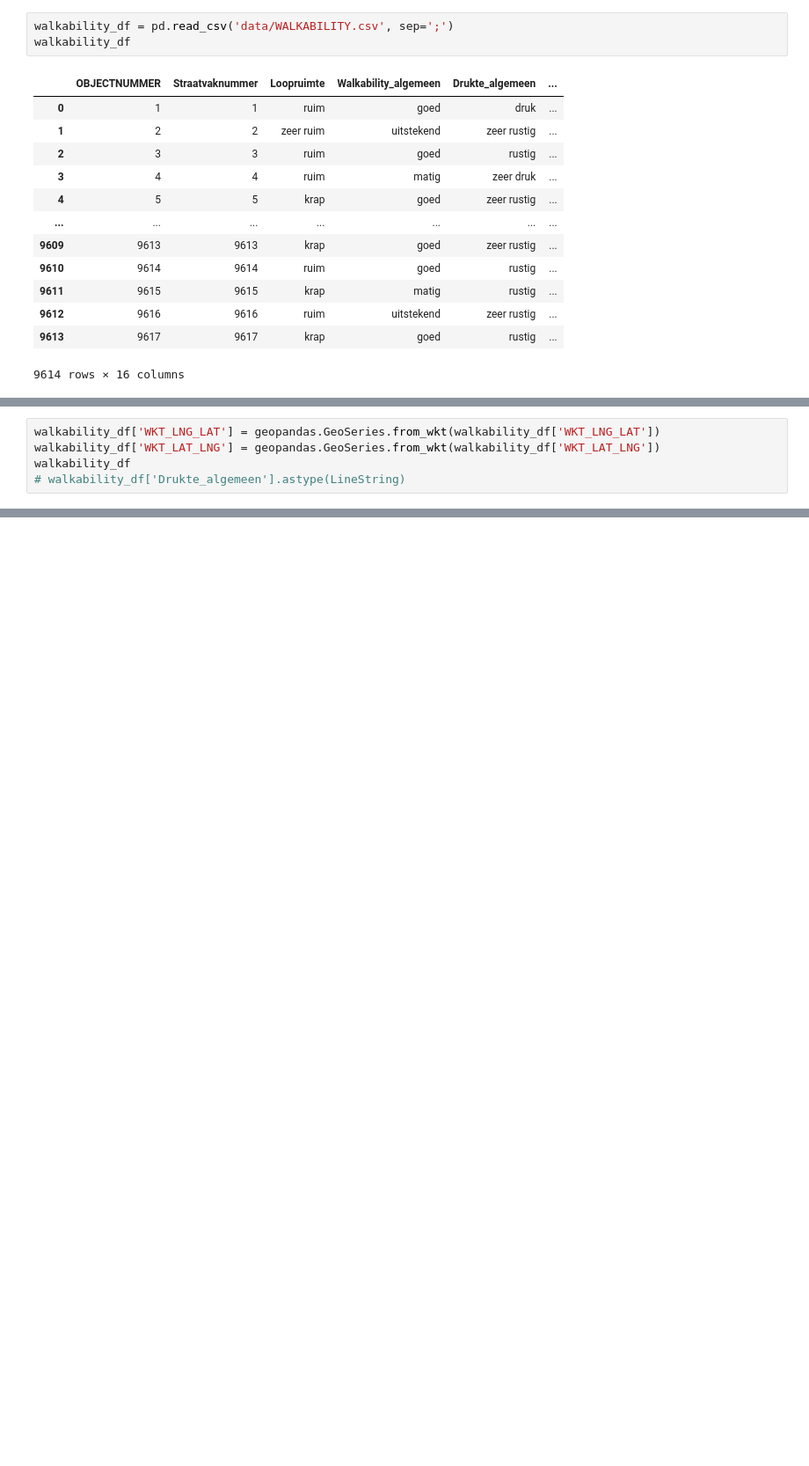
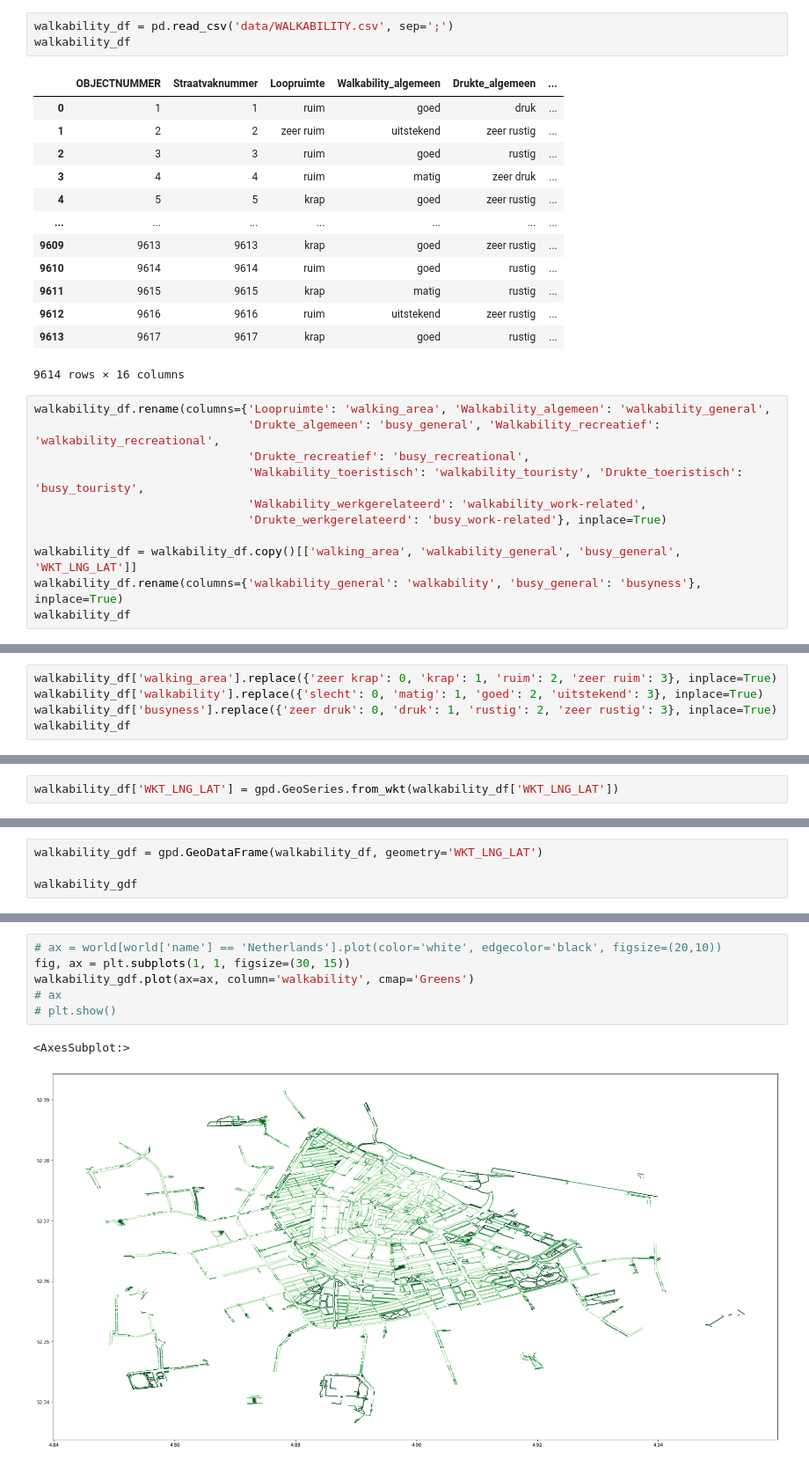
Before and after one commit to AntonisKl/Amsterdam-Route-Planner, a Jupyter notebook: backend.ipynb, the cells around one changed output, grey strips where cells are left out. Shown: that part at 88% size. Drawn from its saved outputs; the diff is of its cells as text; blank space fills up the shorter version.

Commit message:
Add cleaning of walkability dataset and visualize walkability

```diff
--- a/backend.ipynb
+++ b/backend.ipynb
@@ -25,3 +24,14 @@ walkability_df
 | 9612 | 9616 | 9616 | ruim | uitstekend | zeer rustig | ... |
 | 9613 | 9617 | 9617 | krap | goed | rustig | ... |
 9614 rows × 16 columns
+# %%
+walkability_df.rename(columns={'Loopruimte': 'walking_area', 'Walkability_algemeen': 'walkability_general',
+                               'Drukte_algemeen': 'busy_general', 'Walkability_recreatief': 'walkability_recreational',
+                               'Drukte_recreatief': 'busy_recreational',
+                               'Walkability_toeristisch': 'walkability_touristy', 'Drukte_toeristisch': 'busy_touristy',
+                               'Walkability_werkgerelateerd': 'walkability_work-related',
+                               'Drukte_werkgerelateerd': 'busy_work-related'}, inplace=True)
+
+walkability_df = walkability_df.copy()[['walking_area', 'walkability_general', 'busy_general', 'WKT_LNG_LAT']]
+walkability_df.rename(columns={'walkability_general': 'walkability', 'busy_general': 'busyness'}, inplace=True)
+walkability_df
@@ -27,0 +52,5 @@ walkability_df
+# %%
+walkability_df['walking_area'].replace({'zeer krap': 0, 'krap': 1, 'ruim': 2, 'zeer ruim': 3}, inplace=True)
+walkability_df['walkability'].replace({'slecht': 0, 'matig': 1, 'goed': 2, 'uitstekend': 3}, inplace=True)
+walkability_df['busyness'].replace({'zeer druk': 0, 'druk': 1, 'rustig': 2, 'zeer rustig': 3}, inplace=True)
+walkability_df
@@ -28,5 +71,2 @@ walkability_df
 # %%
-walkability_df['WKT_LNG_LAT'] = geopandas.GeoSeries.from_wkt(walkability_df['WKT_LNG_LAT'])
-walkability_df['WKT_LAT_LNG'] = geopandas.GeoSeries.from_wkt(walkability_df['WKT_LAT_LNG'])
-walkability_df
-# walkability_df['Drukte_algemeen'].astype(LineString)
+walkability_df['WKT_LNG_LAT'] = gpd.GeoSeries.from_wkt(walkability_df['WKT_LNG_LAT'])
@@ -34,0 +73,4 @@ NameError: name 'geopandas' is not defined
+# %%
+walkability_gdf = gpd.GeoDataFrame(walkability_df, geometry='WKT_LNG_LAT')
+
+walkability_gdf
@@ -34,0 +94,9 @@ NameError: name 'geopandas' is not defined
+# %%
+# ax = world[world['name'] == 'Netherlands'].plot(color='white', edgecolor='black', figsize=(20,10))
+fig, ax = plt.subplots(1, 1, figsize=(30, 15))
+walkability_gdf.plot(ax=ax, column='walkability', cmap='Greens')
+# ax
+# plt.show()
+# %% [output]
+<AxesSubplot:>
+[figure, added]
```
Also changed, not shown: parts of 8 cells of this notebook.
